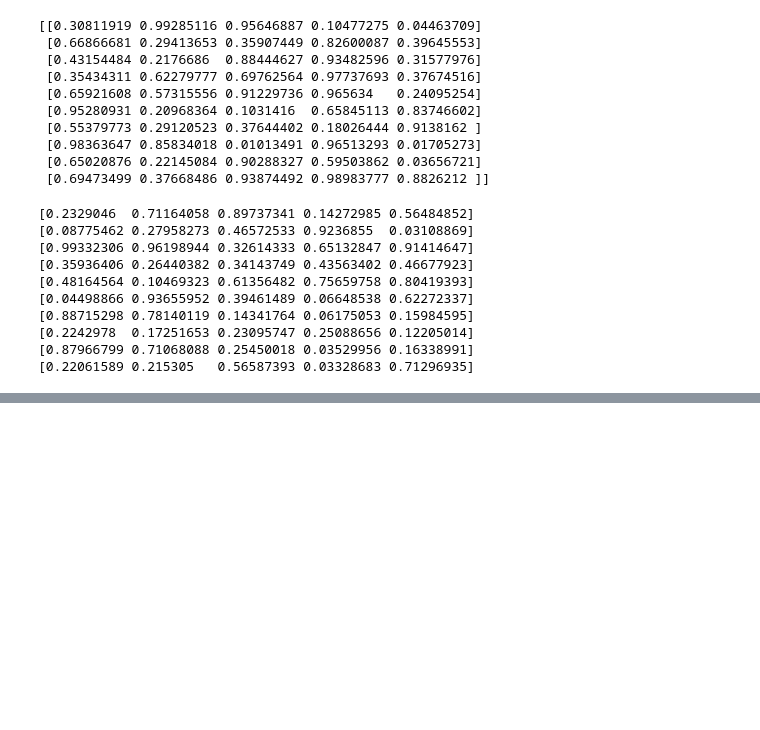
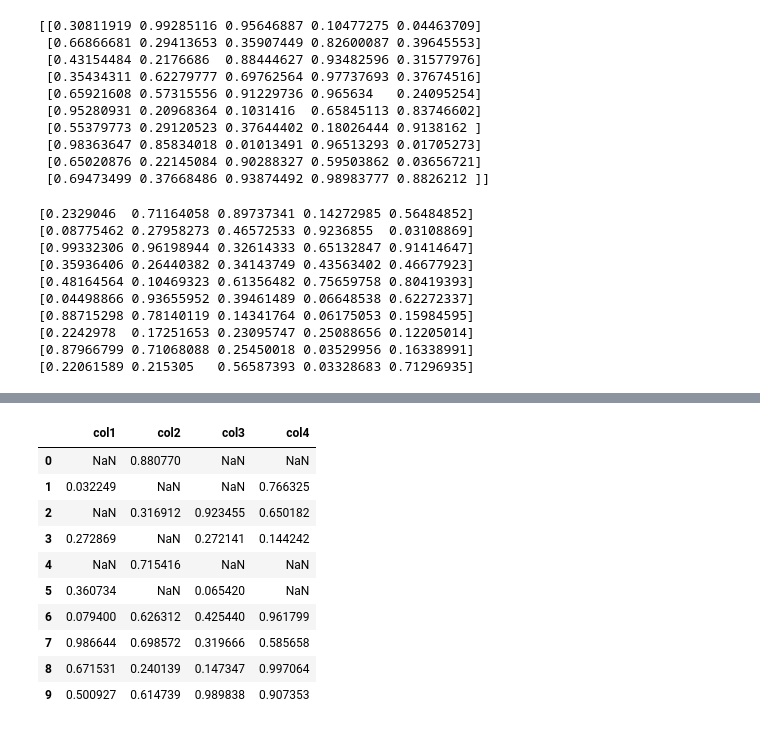
Before and after one commit to Md-Maruf-1727/LearningPractices, a Jupyter notebook: Pandas/Pandas1.ipynb, the cells around one changed output, grey strips where cells are left out. Cells and saved outputs as stored; diff of their text form; code cells hidden in the pictures; blank space fills up the shorter version.

```diff
--- a/Pandas/Pandas1.ipynb
+++ b/Pandas/Pandas1.ipynb
@@ -535,0 +638,16 @@ TypeError: only integer scalar arrays can be converted to a scalar index
+# %%
+daf2.drop(['col5'], axis=1, inplace=True)
+# %%
+daf2
+# %% [output]
+|  | col1 | col2 | col3 | col4 |
+| 0 | NaN | 0.880770 | NaN | NaN |
+| 1 | 0.032249 | NaN | NaN | 0.766325 |
+| 2 | NaN | 0.316912 | 0.923455 | 0.650182 |
+| 3 | 0.272869 | NaN | 0.272141 | 0.144242 |
+| 4 | NaN | 0.715416 | NaN | NaN |
+| 5 | 0.360734 | NaN | 0.065420 | NaN |
+| 6 | 0.079400 | 0.626312 | 0.425440 | 0.961799 |
+| 7 | 0.986644 | 0.698572 | 0.319666 | 0.585658 |
+| 8 | 0.671531 | 0.240139 | 0.147347 | 0.997064 |
+| 9 | 0.500927 | 0.614739 | 0.989838 | 0.907353 |
```
Also changed, not shown: parts of 21 cells of this notebook.
